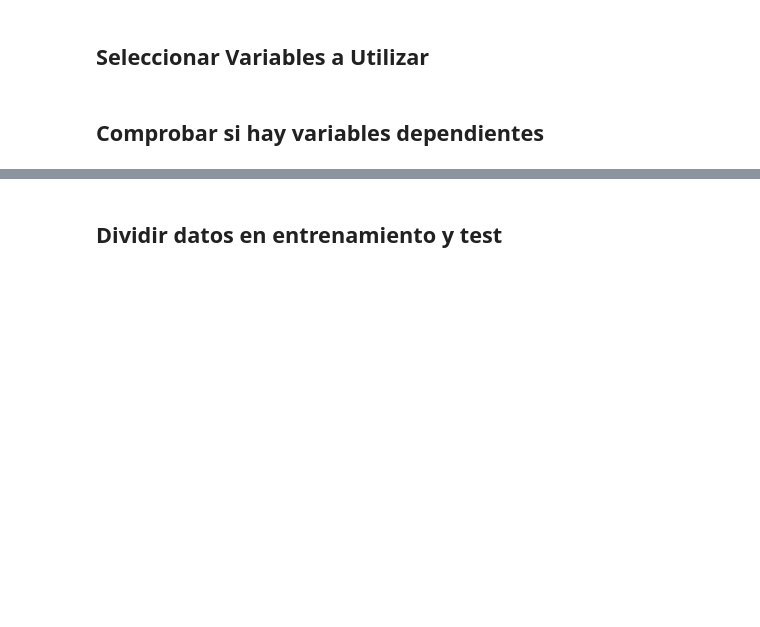
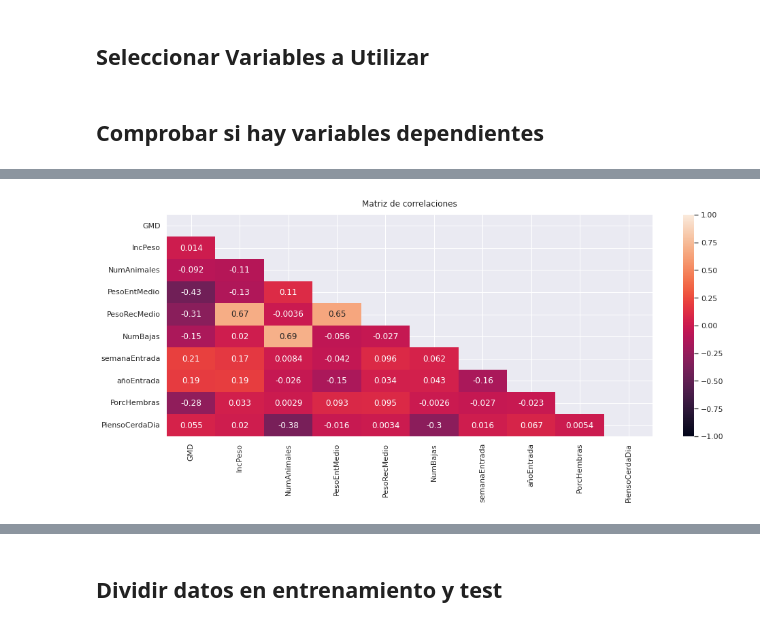
Before and after one commit to JoseEduardoCG/14MBID_TFM, a Jupyter notebook: Regresión_RandomForest.ipynb, the cells around one changed output, grey strips where cells are left out. Saved outputs shown, nothing was run; the diff lists cells and outputs as text; code cells hidden in the pictures; blank space fills up the shorter version.

```diff
--- a/Regresión_RandomForest.ipynb
+++ b/Regresión_RandomForest.ipynb
@@ -93,0 +104,9 @@ plt.show()
+# %%
+# Mostramos la matriz de correlaciones entre las principales variables.
+plt.figure(figsize=(16, 6))
+mask = np.triu(np.ones_like(df[attributes].corr(), dtype=bool))
+heatmap = sns.heatmap(df[attributes].corr(), mask=mask, vmin=-1, vmax=1, annot=True)
+heatmap.set_title('Matriz de correlaciones', fontdict={'fontsize':12}, pad=12);
+plt.show()
+# %% [output]
+[figure, added]
```
Also changed, not shown: parts of 20 cells of this notebook, 1 other file.
